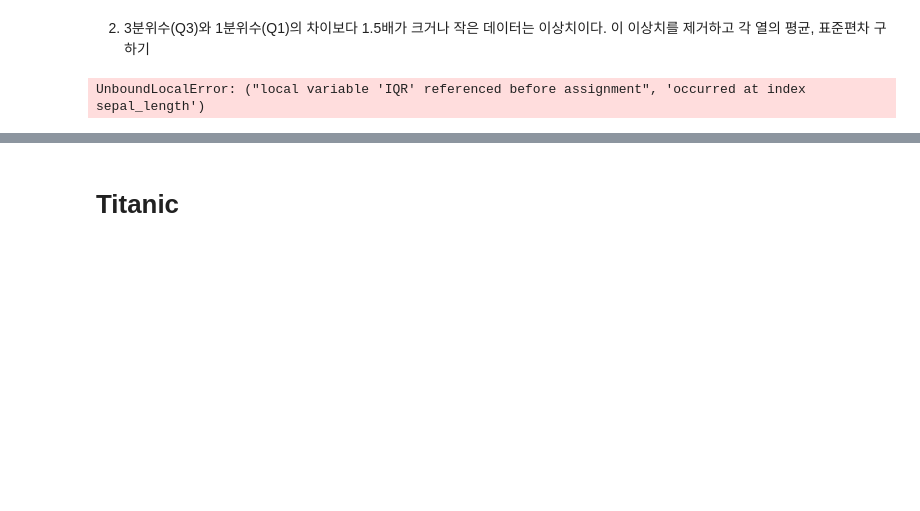
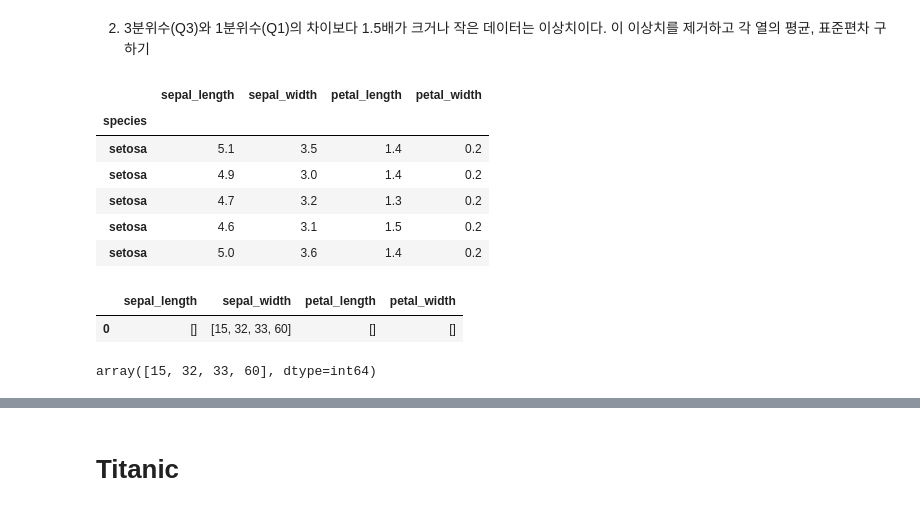
Before and after one commit to beegramin9/DataScience, a Jupyter notebook: 03_pandas/11_1111.ipynb, the cells around one changed output, grey strips where cells are left out. Cells and saved outputs as stored; diff of their text form; code cells hidden in the pictures; blank space fills up the shorter version.

```diff
--- a/03_pandas/11_1111.ipynb
+++ b/03_pandas/11_1111.ipynb
@@ -38,3 +47,15 @@ iris.groupby(iris.species).sepal_length.describe()
 # %% [markdown]
 2. 3분위수(Q3)와 1분위수(Q1)의 차이보다 1.5배가 크거나 작은 데이터는 이상치이다. 이 이상치를 제거하고 각 열의 평균, 표준편차 구하기
+# %%
+iris.head()
+# species 데이터는 문자열 데이터니까 IQR 할 수 없음. 인덱스로 뺌
+iris.set_index('species', inplace=True)
+# %% [output]
+|  | sepal_length | sepal_width | petal_length | petal_width |
+| species |  |  |  |  |
+| setosa | 5.1 | 3.5 | 1.4 | 0.2 |
+| setosa | 4.9 | 3.0 | 1.4 | 0.2 |
+| setosa | 4.7 | 3.2 | 1.3 | 0.2 |
+| setosa | 4.6 | 3.1 | 1.5 | 0.2 |
+| setosa | 5.0 | 3.6 | 1.4 | 0.2 |
 # %%
@@ -49,7 +71,16 @@ def get_outlier(data):
     outlier_idx = np.where((df < lowest) | (df > highest))
     return outlier_idx
 # %%
-# https://stackoverrun.com/ko/q/12723160
-iris.apply(get_outlier, axis=0).count()
+# apply를 쓰다보니 Index가 데이터프레임으로 나옴
+index = iris.apply(get_outlier, axis=0)
+index
 # %% [output]
-UnboundLocalError: ("local variable 'IQR' referenced before assignment", 'occurred at index sepal_length')
+|  | sepal_length | sepal_width | petal_length | petal_width |
+| 0 | [] | [15, 32, 33, 60] | [] | [] |
+# %%
+# 인덱스로 drop하기 위해 원래 iris셋을 가져옴(원래는 인덱스가 정수로 되어있음)
+iris = sns.load_dataset('iris')
+
+get_outlier(iris.sepal_width)[0]
+# %% [output]
+array([15, 32, 33, 60], dtype=int64)
```
Also changed, not shown: parts of 5 cells of this notebook.
